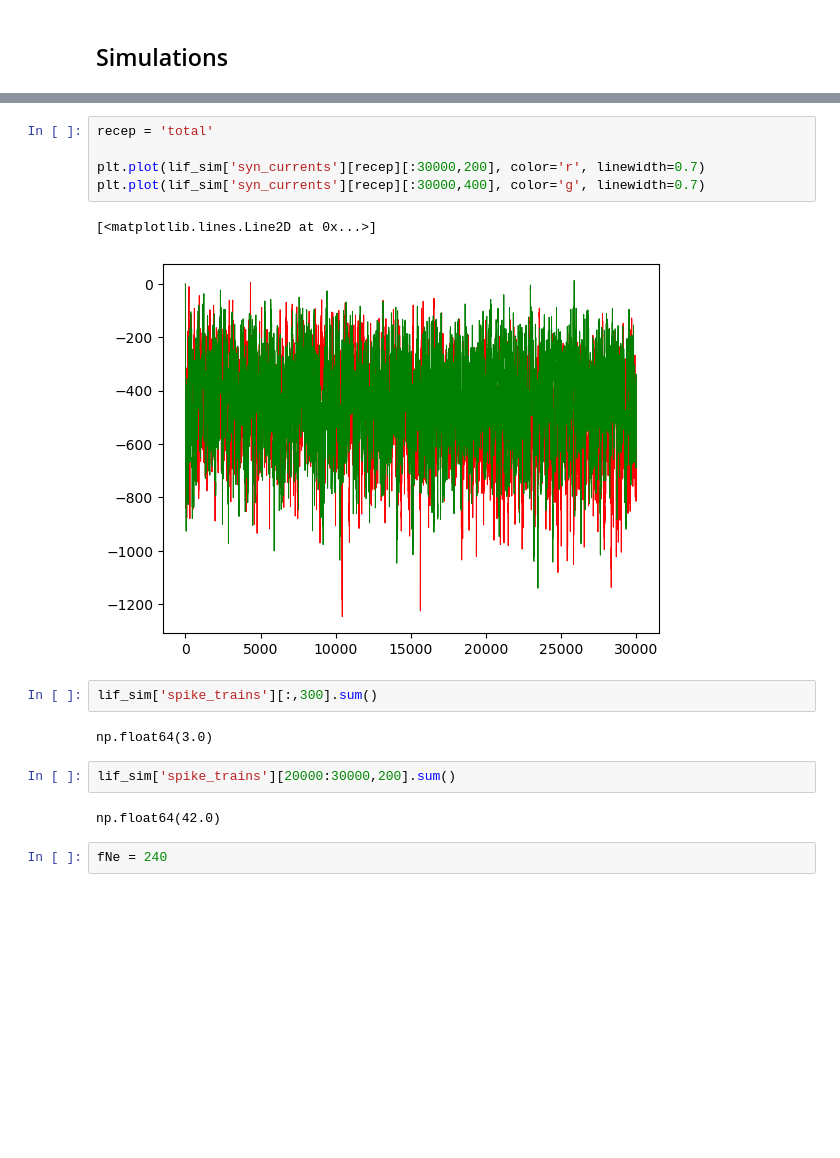
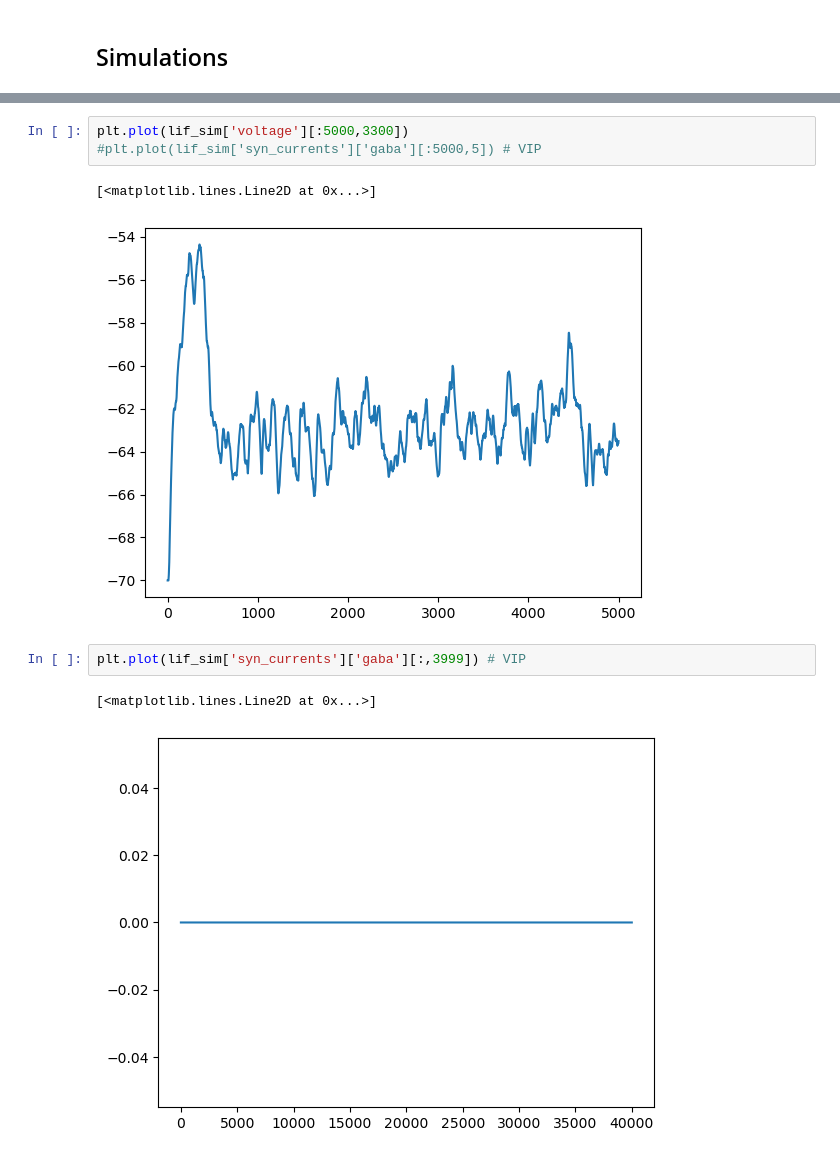
Before and after one commit to mateouma/lif_stochastic_decision, a Jupyter notebook: dec_plots.ipynb, the cells around one changed output, grey strips where cells are left out. Saved outputs shown, nothing was run; the diff lists cells and outputs as text; blank space fills up the shorter version.

```diff
--- a/dec_plots.ipynb
+++ b/dec_plots.ipynb
@@ -170,18 +137,11 @@ ax[1,1].axhline(15, linewidth='0.7', color='k', linestyle='--')
-# %%
-recep = 'total'
-
-plt.plot(lif_sim['syn_currents'][recep][:30000,200], color='r', linewidth=0.7)
-plt.plot(lif_sim['syn_currents'][recep][:30000,400], color='g', linewidth=0.7)
-# %% [output]
-[<matplotlib.lines.Line2D at 0x...>]
-[figure, removed]
-# %%
-lif_sim['spike_trains'][:,300].sum()
-# %% [output]
-np.float64(3.0)
-# %%
-lif_sim['spike_trains'][20000:30000,200].sum()
-# %% [output]
-np.float64(42.0)
-# %%
-fNe = 240
+# %%
+plt.plot(lif_sim['voltage'][:5000,3300])
+#plt.plot(lif_sim['syn_currents']['gaba'][:5000,5]) # VIP
+# %% [output]
+[<matplotlib.lines.Line2D at 0x...>]
+[figure, added]
+# %%
+plt.plot(lif_sim['syn_currents']['gaba'][:,3999]) # VIP
+# %% [output]
+[<matplotlib.lines.Line2D at 0x...>]
+[figure, added]
```
Also changed, not shown: parts of 23 cells of this notebook, 4 other files.
